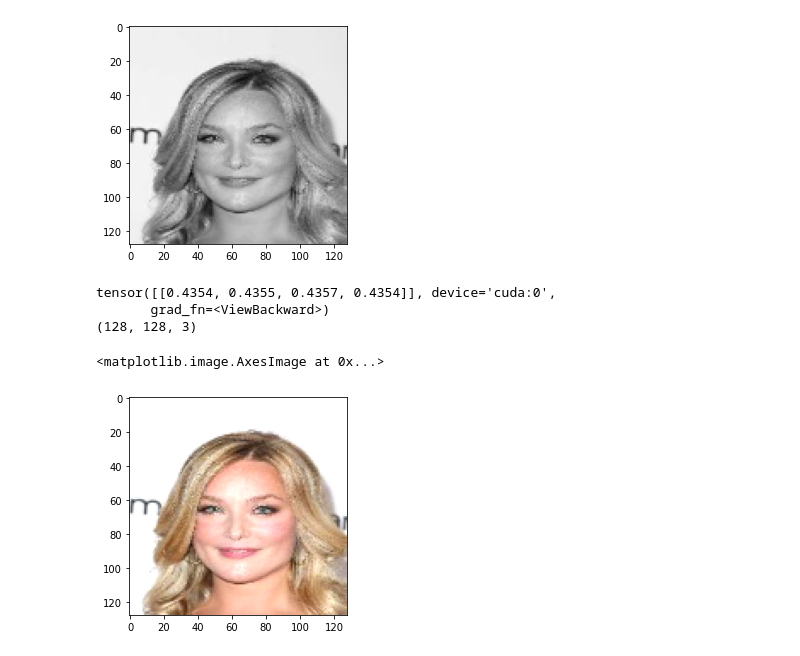
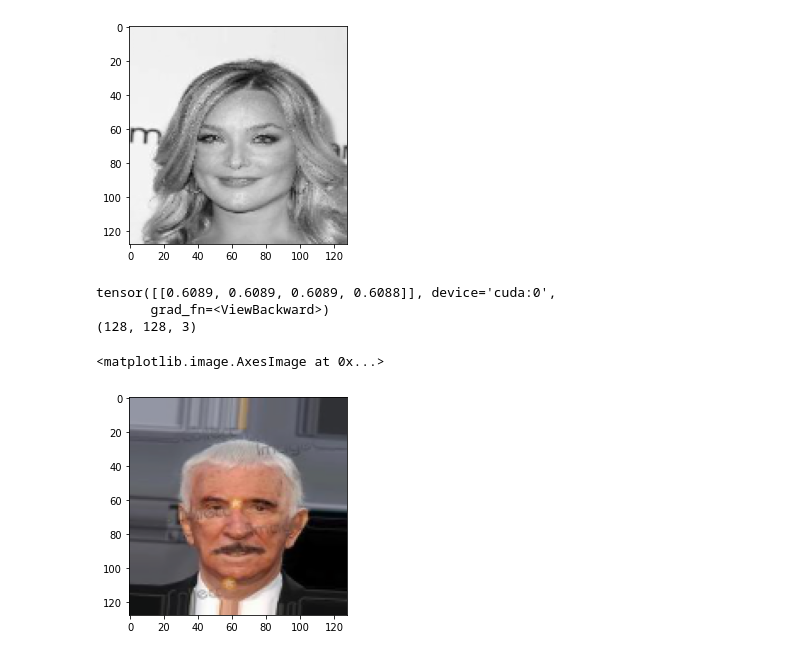
Before and after one commit to Anmol42/IDP-sem4, a Jupyter notebook: notebooks/GAN_colorize_with_validation.ipynb, the cells around one changed output. Cells and saved outputs as stored; diff of their text form; code cells hidden in the pictures.

```diff
--- a/notebooks/GAN_colorize_with_validation.ipynb
+++ b/notebooks/GAN_colorize_with_validation.ipynb
@@ -33,8 +51,8 @@ for i,im in enumerate(train_ds):
   #print(i)
   images[i]=image
 print(images.max(),images.min())
-images[0] = images[0]/100
-images[1:] = images[1:]/110
+images[:,0] = images[:,0]/100
+images[:,1:] = images[:,1:]/128
 print(images.max(),images.min())
 batch_size = 100
 # %% [output]
@@ -292,20 +311,21 @@ plt.imshow(fake,cmap='gray')
 [figure]
 # %%
 #print(dis_model(images[n].unsqueeze(0).to('cuda')))
-real=images[n]
+real=images[100]
 print(dis_model(real.unsqueeze(0).cuda(0)))
-real*=128
+real[0] *= 100
+real[1:] *= 128
 real = real.permute(1,2,0).cpu().detach().numpy()
 
 print(real.shape)
 real =lab2rgb(real)
 import matplotlib.pyplot as plt
 plt.imshow(real)
 # %% [output]
-tensor([[0.4354, 0.4355, 0.4357, 0.4354]], device='cuda:0',
+tensor([[0.6089, 0.6089, 0.6089, 0.6088]], device='cuda:0',
        grad_fn=<ViewBackward>)
 (128, 128, 3)
 <matplotlib.image.AxesImage at 0x...>
-[figure, old version]
+[figure, new version]
 # %%
 torch.save_dict_
```
Also changed, not shown: parts of 5 cells of this notebook.
